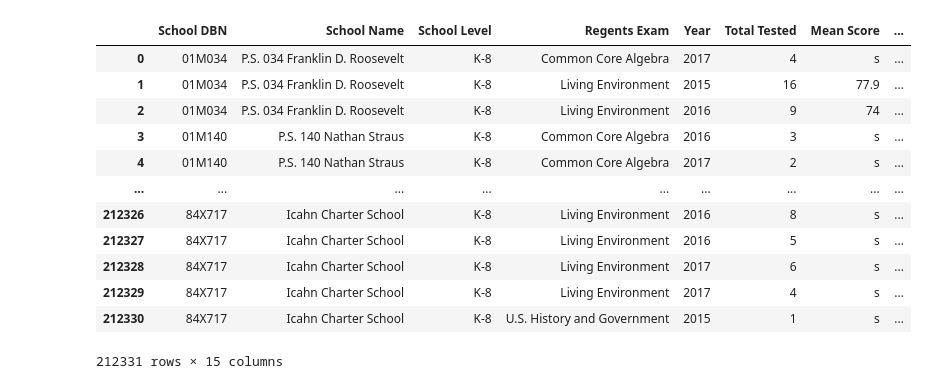
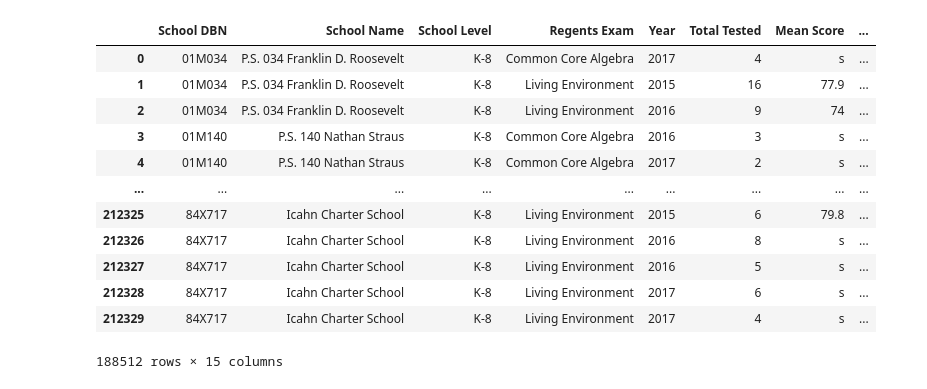
Before and after one commit to broom241/PythonProject1, a Jupyter notebook: Unit_3_,_Data_Analytics_in_Python,_Project_1.ipynb, the cells around one changed output. Saved outputs shown, nothing was run; the diff lists cells and outputs as text; code cells hidden in the pictures.

```diff
--- a/Unit_3_,_Data_Analytics_in_Python,_Project_1.ipynb
+++ b/Unit_3_,_Data_Analytics_in_Python,_Project_1.ipynb
@@ -3,19 +24,20 @@
 # %%
 import pandas as pd
 import numpy as np
 df = pd.read_csv('https://raw.githubusercontent.com/CunyLaguardiaDataAnalytics/datasets/master/2014-15_To_2016-17_School-_Level_NYC_Regents_Report_For_All_Variables.csv')
+df.drop_duplicates(keep = 'first', inplace = True)
 df
 # %% [output]
 |  | School DBN | School Name | School Level | Regents Exam | Year | Total Tested | Mean Score | ... |
 | 0 | 01M034 | P.S. 034 Franklin D. Roosevelt | K-8 | Common Core Algebra | 2017 | 4 | s | ... |
 | 1 | 01M034 | P.S. 034 Franklin D. Roosevelt | K-8 | Living Environment | 2015 | 16 | 77.9 | ... |
 | 2 | 01M034 | P.S. 034 Franklin D. Roosevelt | K-8 | Living Environment | 2016 | 9 | 74 | ... |
 | 3 | 01M140 | P.S. 140 Nathan Straus | K-8 | Common Core Algebra | 2016 | 3 | s | ... |
 | 4 | 01M140 | P.S. 140 Nathan Straus | K-8 | Common Core Algebra | 2017 | 2 | s | ... |
 | ... | ... | ... | ... | ... | ... | ... | ... | ... |
+| 212325 | 84X717 | Icahn Charter School | K-8 | Living Environment | 2015 | 6 | 79.8 | ... |
 | 212326 | 84X717 | Icahn Charter School | K-8 | Living Environment | 2016 | 8 | s | ... |
 | 212327 | 84X717 | Icahn Charter School | K-8 | Living Environment | 2016 | 5 | s | ... |
 | 212328 | 84X717 | Icahn Charter School | K-8 | Living Environment | 2017 | 6 | s | ... |
 | 212329 | 84X717 | Icahn Charter School | K-8 | Living Environment | 2017 | 4 | s | ... |
-| 212330 | 84X717 | Icahn Charter School | K-8 | U.S. History and Government | 2015 | 1 | s | ... |
-212331 rows × 15 columns
+188512 rows × 15 columns
```
Also changed, not shown: parts of 11 cells of this notebook.
